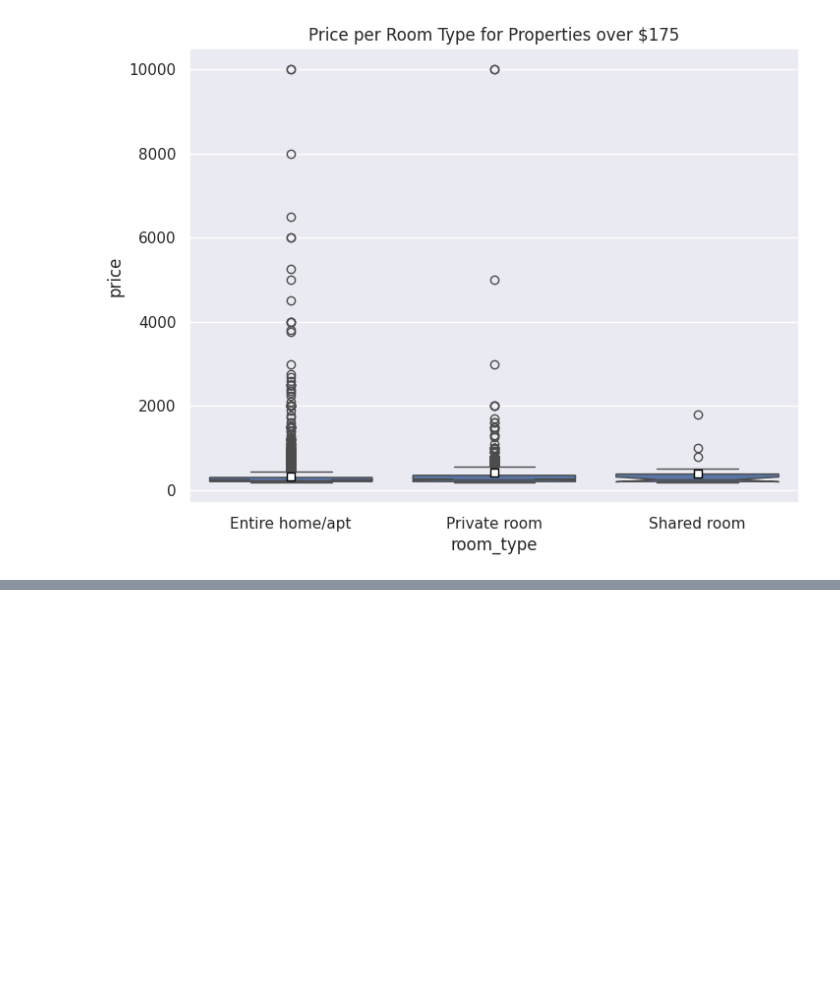
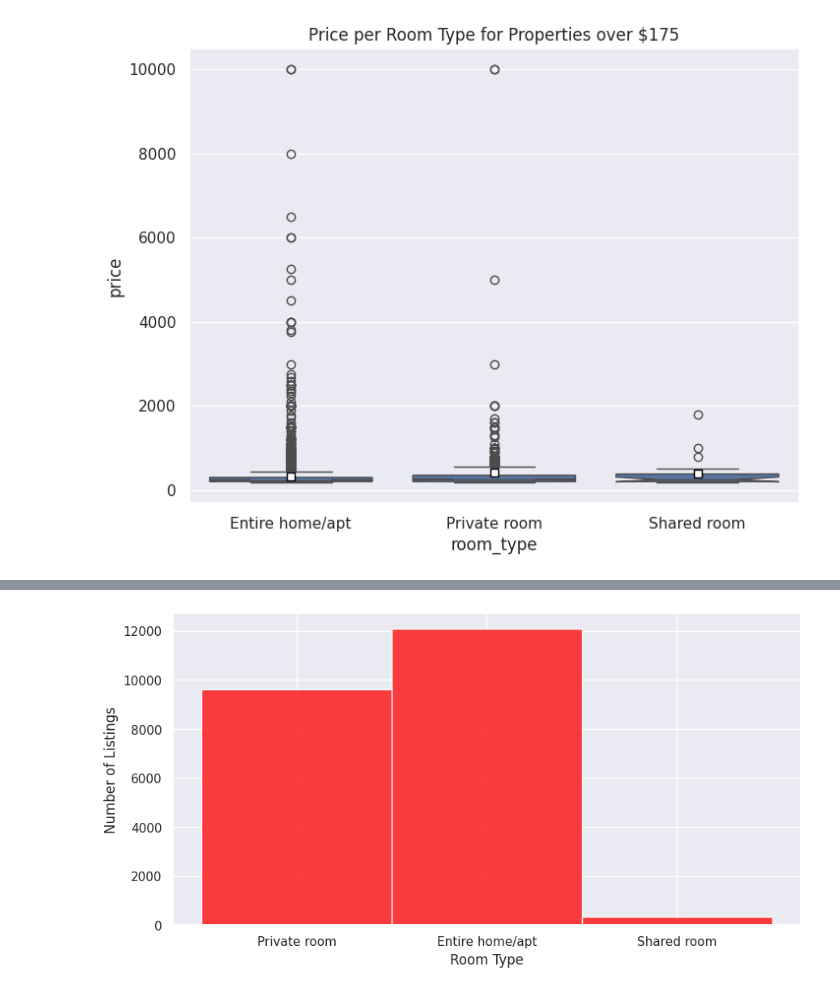
Before and after one commit to aayushkumar1/EDA, a Jupyter notebook: Copy_of_Untitled5.ipynb, the cells around one changed output, grey strips where cells are left out. Saved outputs shown, nothing was run; the diff lists cells and outputs as text; code cells hidden in the pictures; blank space fills up the shorter version.

```diff
--- a/Copy_of_Untitled5.ipynb
+++ b/Copy_of_Untitled5.ipynb
@@ -454,0 +483,9 @@ plt.show()
+# %%
+#plotting histogram for room types to look for which are most preferred room types.
+plt.rcParams['figure.figsize'] = (10, 5)
+hp = sns.histplot(dt['room_type'], color='red')
+hp.set_xlabel('Room Type')
+hp.set_ylabel('Number of Listings')
+plt.show()
+# %% [output]
+[figure, added]
```
Also changed, not shown: parts of 6 cells of this notebook.
